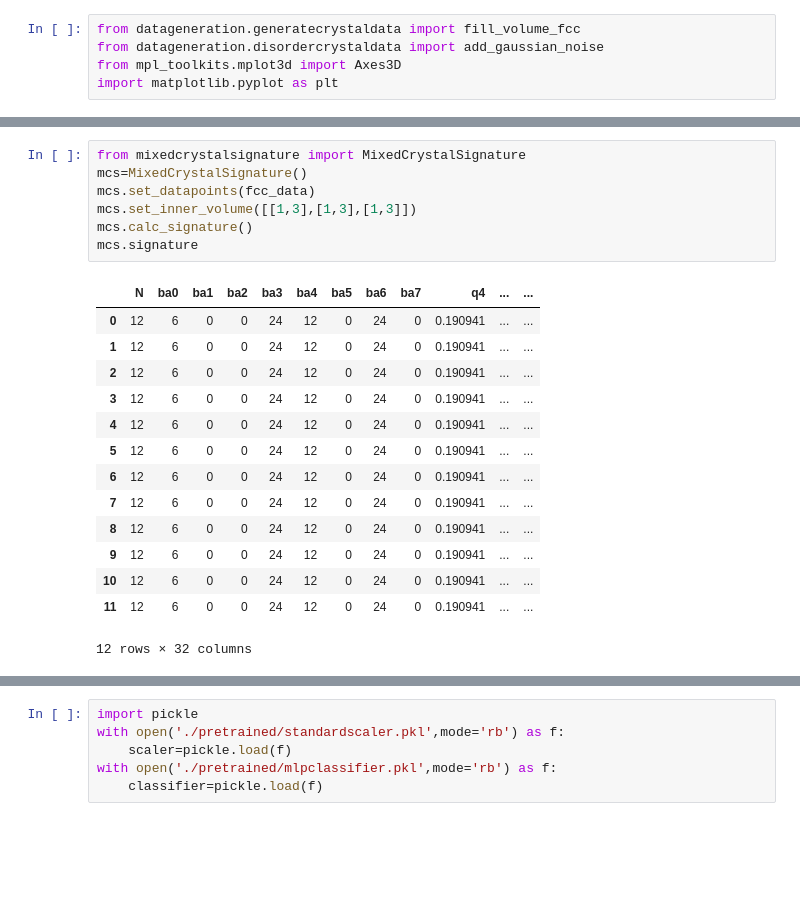
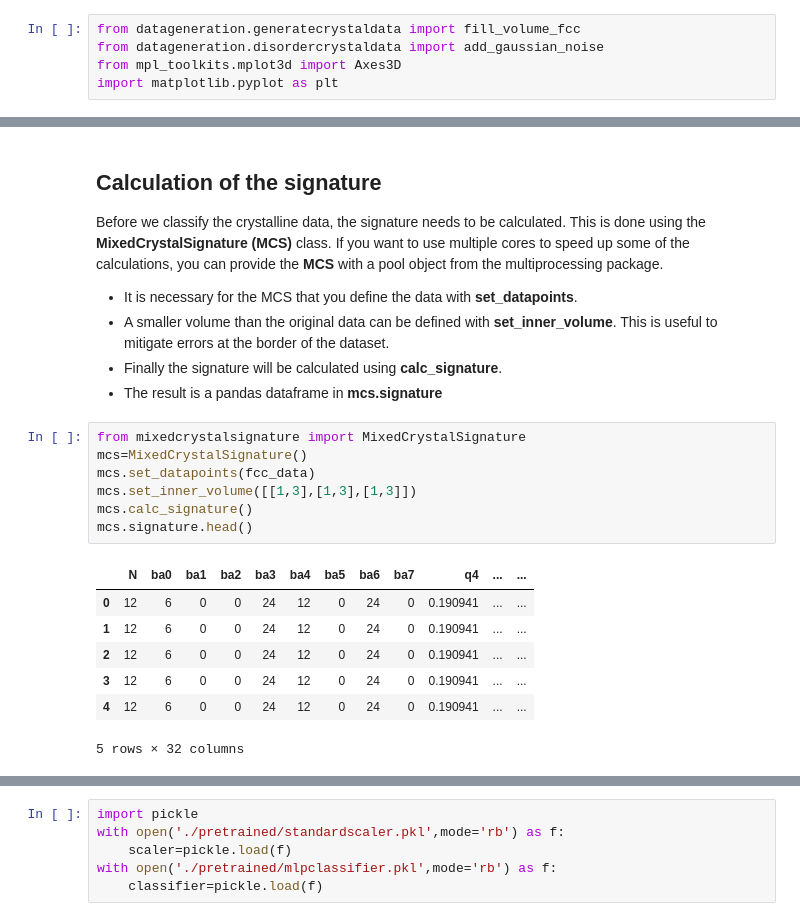
Before and after one commit to gavguile/MixedCrystalSignature, a Jupyter notebook: analyzecrystal_example.ipynb, the cells around one changed output, grey strips where cells are left out. Cells and saved outputs as stored; diff of their text form; blank space fills up the shorter version.

```diff
--- a/analyzecrystal_example.ipynb
+++ b/analyzecrystal_example.ipynb
@@ -24,22 +30,23 @@ ax.view_init(0,0)
+# %% [markdown]
+## Calculation of the signature
+Before we classify the crystalline data, the signature needs to be calculated. This is done using the **MixedCrystalSignature (MCS)** class.
+If you want to use multiple cores to speed up some of the calculations, you can provide the **MCS** with a pool object from the multiprocessing package.
+- It is necessary for the MCS that you define the data with **set_datapoints**.
+- A smaller volume than the original data can be defined with **set_inner_volume**. This is useful to mitigate errors at the border of the dataset.
+- Finally the signature will be calculated using **calc_signature**.
+- The result is a pandas dataframe in **mcs.signature**
 # %%
 from mixedcrystalsignature import MixedCrystalSignature
 mcs=MixedCrystalSignature()
 mcs.set_datapoints(fcc_data)
 mcs.set_inner_volume([[1,3],[1,3],[1,3]])
 mcs.calc_signature()
-mcs.signature
+mcs.signature.head()
 # %% [output]
 |  | N | ba0 | ba1 | ba2 | ba3 | ba4 | ba5 | ba6 | ba7 | q4 | ... | ... |
 | 0 | 12 | 6 | 0 | 0 | 24 | 12 | 0 | 24 | 0 | 0.190941 | ... | ... |
 | 1 | 12 | 6 | 0 | 0 | 24 | 12 | 0 | 24 | 0 | 0.190941 | ... | ... |
 | 2 | 12 | 6 | 0 | 0 | 24 | 12 | 0 | 24 | 0 | 0.190941 | ... | ... |
 | 3 | 12 | 6 | 0 | 0 | 24 | 12 | 0 | 24 | 0 | 0.190941 | ... | ... |
 | 4 | 12 | 6 | 0 | 0 | 24 | 12 | 0 | 24 | 0 | 0.190941 | ... | ... |
-| 5 | 12 | 6 | 0 | 0 | 24 | 12 | 0 | 24 | 0 | 0.190941 | ... | ... |
-| 6 | 12 | 6 | 0 | 0 | 24 | 12 | 0 | 24 | 0 | 0.190941 | ... | ... |
-| 7 | 12 | 6 | 0 | 0 | 24 | 12 | 0 | 24 | 0 | 0.190941 | ... | ... |
-| 8 | 12 | 6 | 0 | 0 | 24 | 12 | 0 | 24 | 0 | 0.190941 | ... | ... |
-| 9 | 12 | 6 | 0 | 0 | 24 | 12 | 0 | 24 | 0 | 0.190941 | ... | ... |
-| 10 | 12 | 6 | 0 | 0 | 24 | 12 | 0 | 24 | 0 | 0.190941 | ... | ... |
-| 11 | 12 | 6 | 0 | 0 | 24 | 12 | 0 | 24 | 0 | 0.190941 | ... | ... |
-12 rows × 32 columns
+5 rows × 32 columns
```
Also changed, not shown: parts of 12 cells of this notebook.
